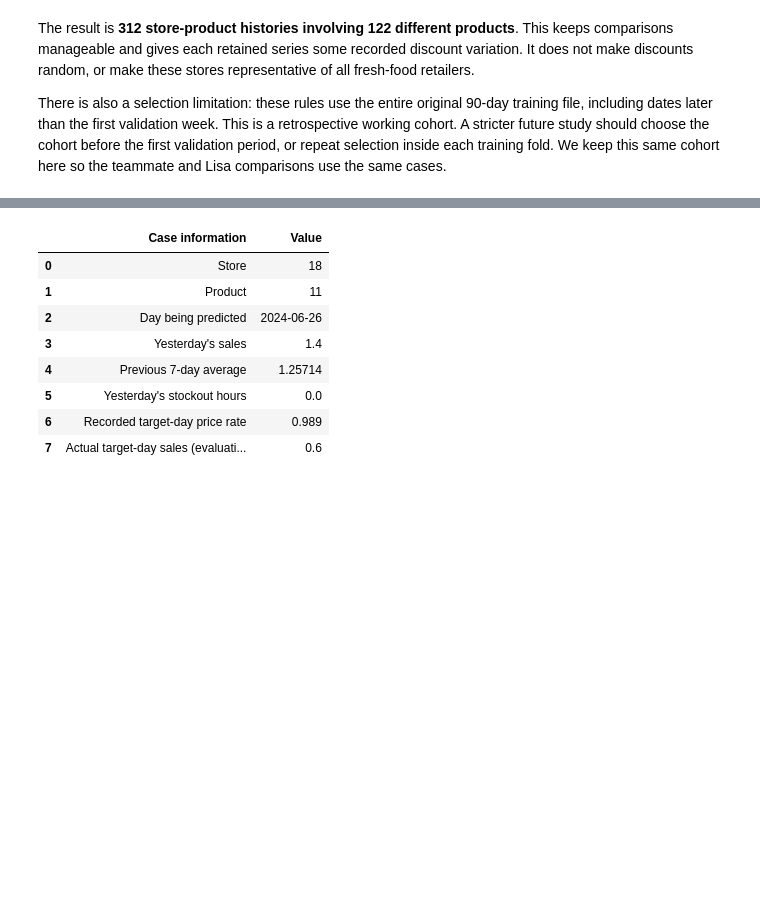
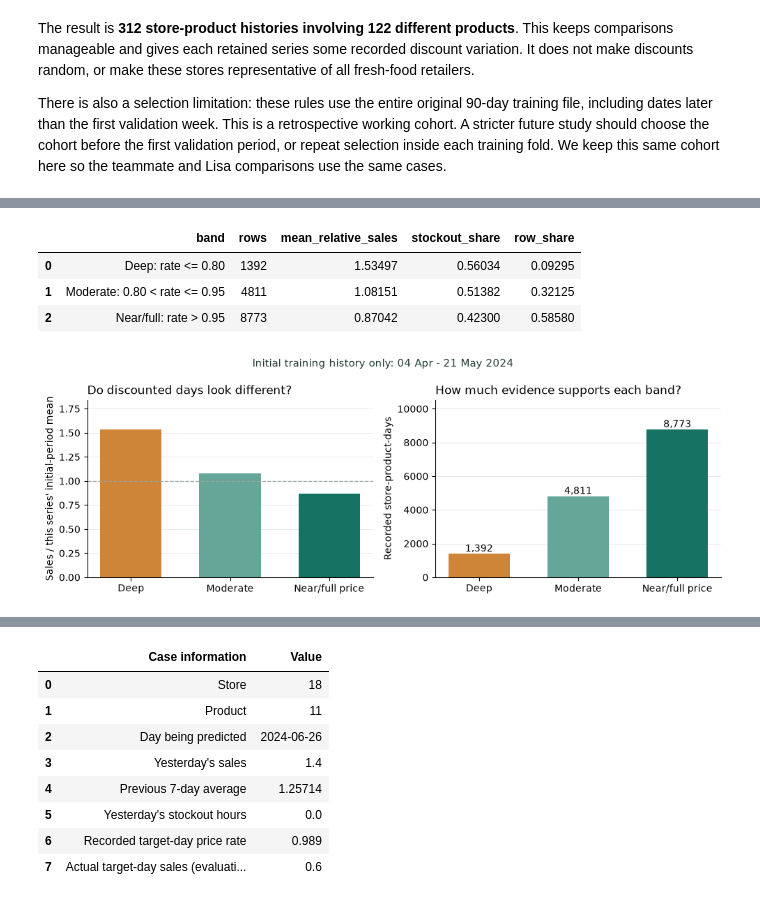
Before and after one commit to Lisayinyy/MAIB_7002, a Jupyter notebook: 02_lisa_pipeline.ipynb, the cells around one changed output, grey strips where cells are left out. Cells and saved outputs as stored; diff of their text form; code cells hidden in the pictures; blank space fills up the shorter version.

```diff
--- a/02_lisa_pipeline.ipynb
+++ b/02_lisa_pipeline.ipynb
@@ -190,0 +200,10 @@ training fold. We keep this same cohort here so the teammate and Lisa comparison
+# %%
+eda_figure, eda_table = story.training_eda(feat)
+display(eda_table)
+plt.show()
+# %% [output]
+|  | band | rows | mean_relative_sales | stockout_share | row_share |
+| 0 | Deep: rate <= 0.80 | 1392 | 1.53497 | 0.56034 | 0.09295 |
+| 1 | Moderate: 0.80 < rate <= 0.95 | 4811 | 1.08151 | 0.51382 | 0.32125 |
+| 2 | Near/full: rate > 0.95 | 8773 | 0.87042 | 0.42300 | 0.58580 |
+[figure, added]
```
Also changed, not shown: parts of 49 cells of this notebook, 41 other files.
